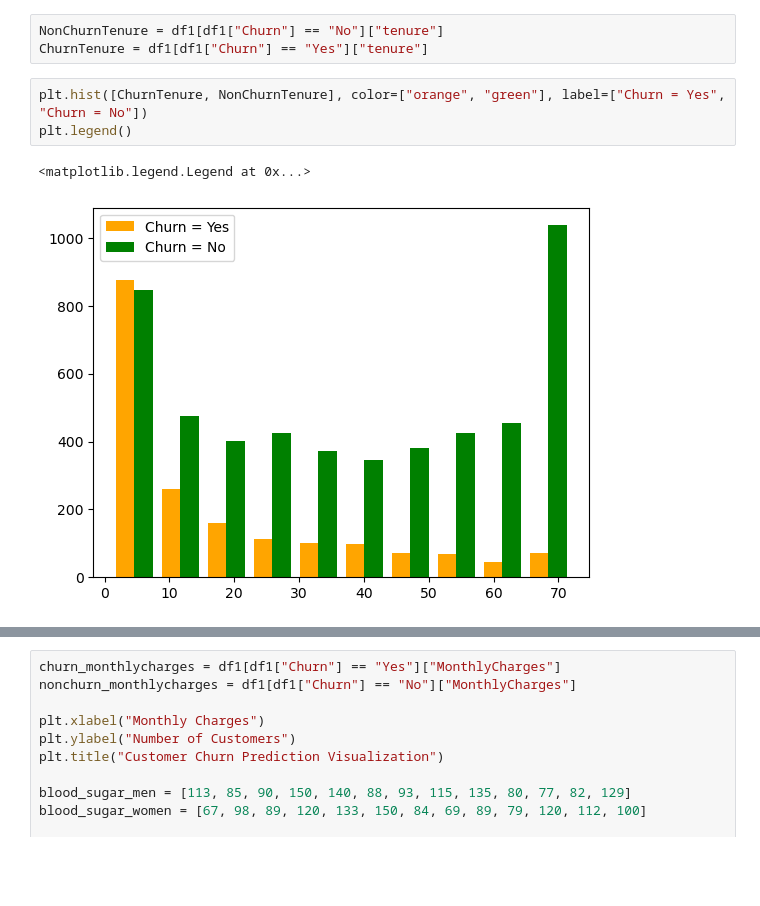
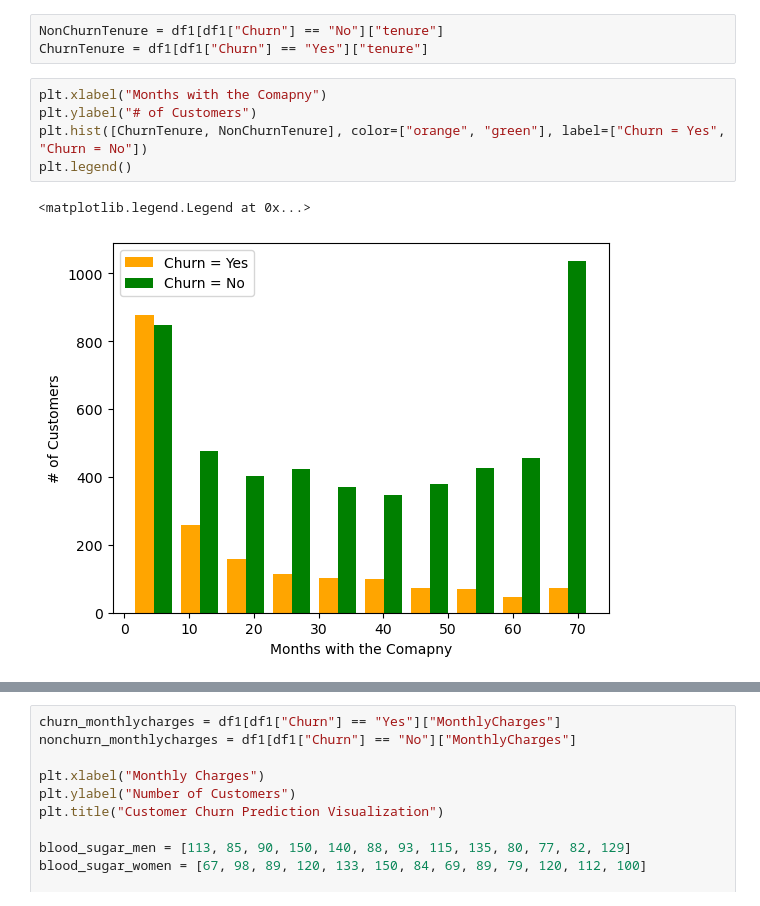
Before and after one commit to benboda/CustomerChurnProject, a Jupyter notebook: model.ipynb, the cells around one changed output, grey strips where cells are left out. Saved outputs shown, nothing was run; the diff lists cells and outputs as text; blank space fills up the shorter version.

```diff
--- a/model.ipynb
+++ b/model.ipynb
@@ -167,8 +167,10 @@ Name: tenure, Length: 5163, dtype: int64
 NonChurnTenure = df1[df1["Churn"] == "No"]["tenure"]
 ChurnTenure = df1[df1["Churn"] == "Yes"]["tenure"]
 # %%
+plt.xlabel("Months with the Comapny")
+plt.ylabel("# of Customers")
 plt.hist([ChurnTenure, NonChurnTenure], color=["orange", "green"], label=["Churn = Yes", "Churn = No"])
 plt.legend()
 # %% [output]
 <matplotlib.legend.Legend at 0x...>
-[figure, old version]
+[figure, new version]
```
Also changed, not shown: parts of 8 cells of this notebook.
